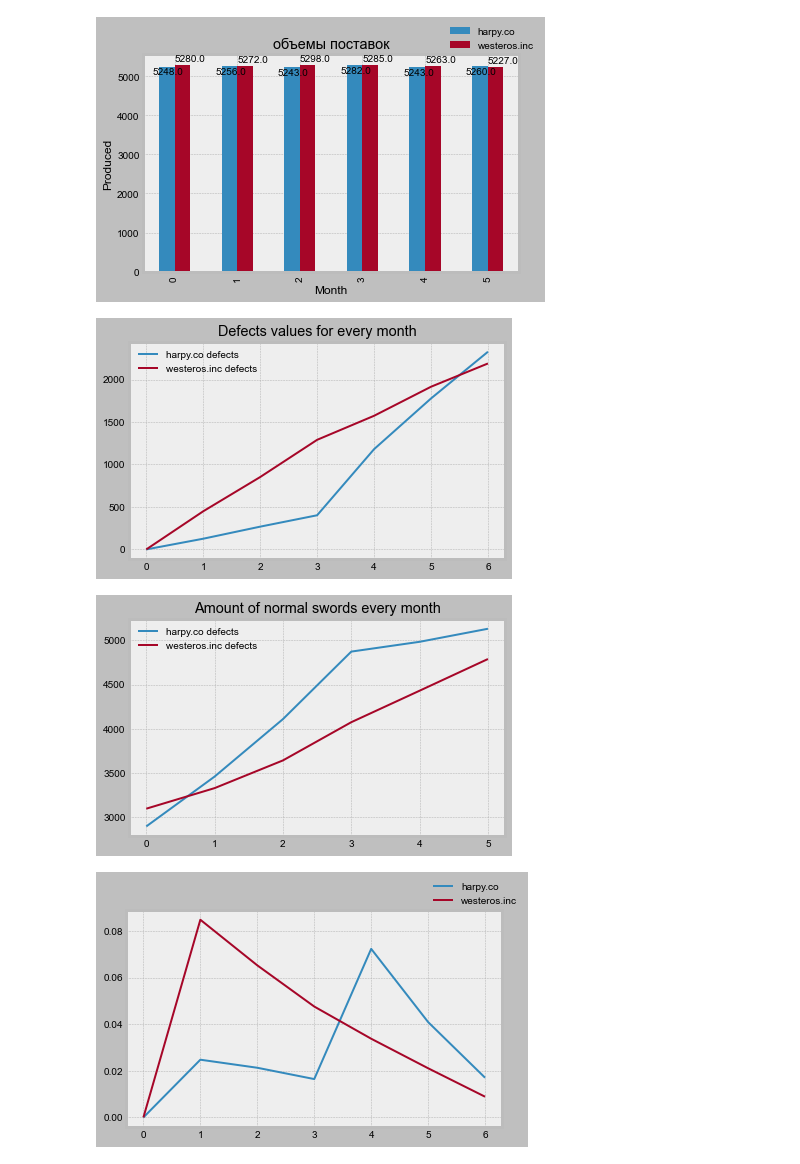
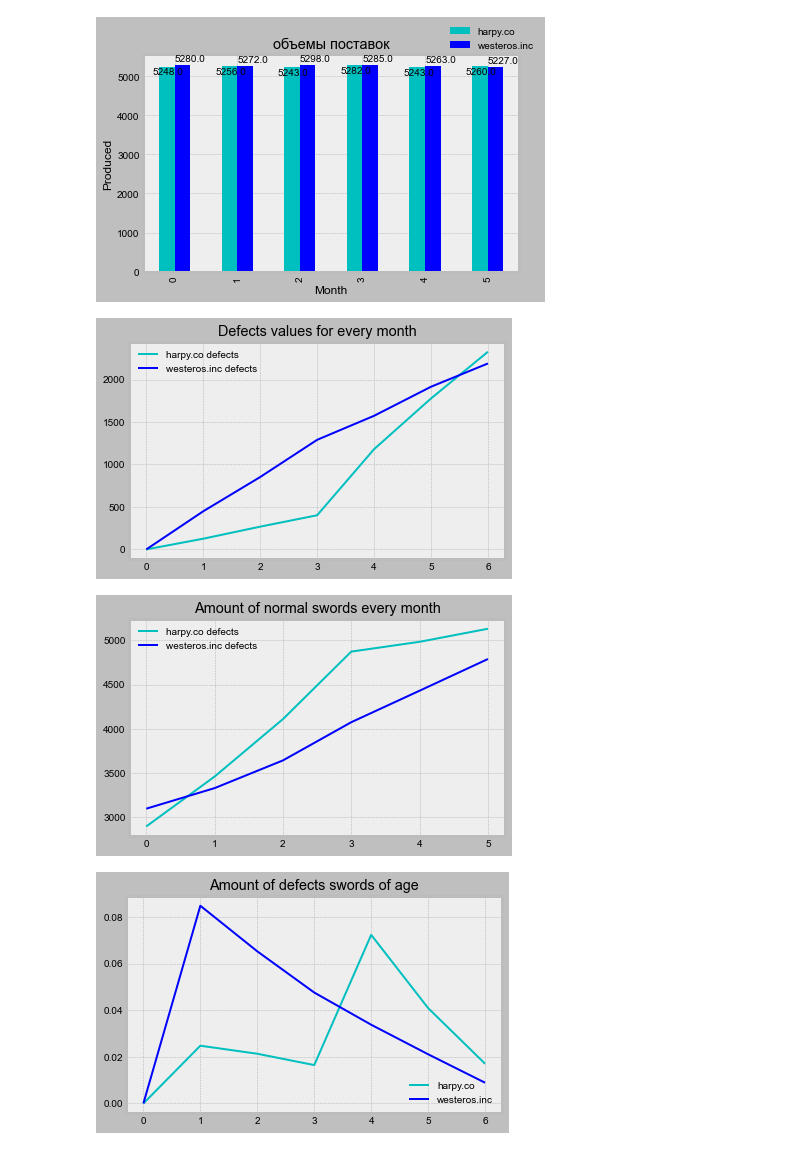
Before and after one commit to CheenaT/operation-research-rep, a Jupyter notebook: submissions/task4/zhouyunyi/task4.ipynb, the cells around one changed output. Drawn from its saved outputs; the diff is of its cells as text; code cells hidden in the pictures.

```diff
--- a/submissions/task4/zhouyunyi/task4.ipynb
+++ b/submissions/task4/zhouyunyi/task4.ipynb
@@ -8,29 +8,27 @@ df = pd.read_csv('production-data.csv', sep=',')
 # %%
 df['dur'] = df['report.date'] - df['production.date']
 
 H = 'harpy.co'
 W = 'westeros.inc'
 prods = df[df['dur'] == 0]
 prod_H = np.array(prods[prods['supplier'] == H].groupby(['production.date'])['produced'].aggregate(sum))
 prod_W = np.array(prods[prods['supplier'] == W].groupby(['production.date'])['produced'].aggregate(sum))
 a = (np.array([prod_H, prod_W])).transpose()
 p = pd.DataFrame(data=a)
 p.columns = [H, W]
 bar_width = 0.35
-ax = p.plot(kind='bar')
-# ax.set_xticklabels(range(1, 7))
-#plt.legend(loc=4)
+ax = p.plot(kind='bar',color='cb')
 plt.legend(bbox_to_anchor=(1.05, 1), loc=4, borderaxespad=0.)
 plt.title('объемы поставок')
 plt.ylabel('Produced')
 plt.xlabel('Month')
 for x, y in enumerate(prod_H):
     plt.text(x - bar_width, y - 200, '%s' % y)
 for x, y in enumerate(prod_W):
     plt.text(x, y + 100, '%s' % y)
 plt.show()
 # %% [output]
-[figure, old version]
+[figure, new version]
 # %%
 supplier_report = df.groupby(['supplier', 'report.date'])
 defects_sum = supplier_report['defects'].sum()
@@ -38,11 +36,11 @@ harpy_creation_defects = np.array(defects_sum['harpy.co'])
 westeros_creation_defects = np.array(defects_sum['westeros.inc'])
 de = pd.DataFrame(data=(np.array([harpy_creation_defects, westeros_creation_defects])).transpose())
 de.columns = ['harpy.co defects', 'westeros.inc defects']
-de.plot(kind='line')
+de.plot(kind='line',color='cb')
 plt.title('Defects values for every month')
 plt.show()
 # %% [output]
-[figure, old version]
+[figure, new version]
 # %%
 supplier_creation = df.groupby(['supplier', 'production.date']);
 summarize = supplier_creation.agg([np.sum])
@@ -52,11 +50,11 @@ westeros_normal_swords = np.array(summarize.loc['westeros.inc']['produced']['sum
     summarize.loc['westeros.inc']['defects']['sum'])
 am = pd.DataFrame(data=(np.array([harpy_normal_swords, westeros_normal_swords])).transpose())
 am.columns = ['harpy.co defects', 'westeros.inc defects']
-am.plot(kind='line')
+am.plot(kind='line',color='cb')
 plt.title('Amount of normal swords every month')
 plt.show()
 # %% [output]
-[figure, old version]
+[figure, new version]
 # %%
 dfhap = df[df['supplier'] == 'harpy.co']
 dfwes = df[df['supplier'] == 'westeros.inc']
@@ -76,9 +74,10 @@ wesMonthDef = []
 for i in range(7):
     hapMonthDef.append(sum(dfhaps[i]['defects']) / hapAllProd)
     wesMonthDef.append(sum(dfwess[i]['defects']) / wesAllProd)
-plt.plot(range(7), hapMonthDef,label="harpy.co")
-plt.plot(range(7), wesMonthDef,label="westeros.inc")
-plt.legend(bbox_to_anchor=(1.05, 1), loc=4, borderaxespad=0.)
+plt.plot(range(7), hapMonthDef,label="harpy.co",color='c')
+plt.plot(range(7), wesMonthDef,label="westeros.inc",color='b')
+plt.title('Amount of defects swords of age')
+plt.legend(loc=4)
 plt.show()
 # %% [output]
-[figure, old version]
+[figure, new version]
```
